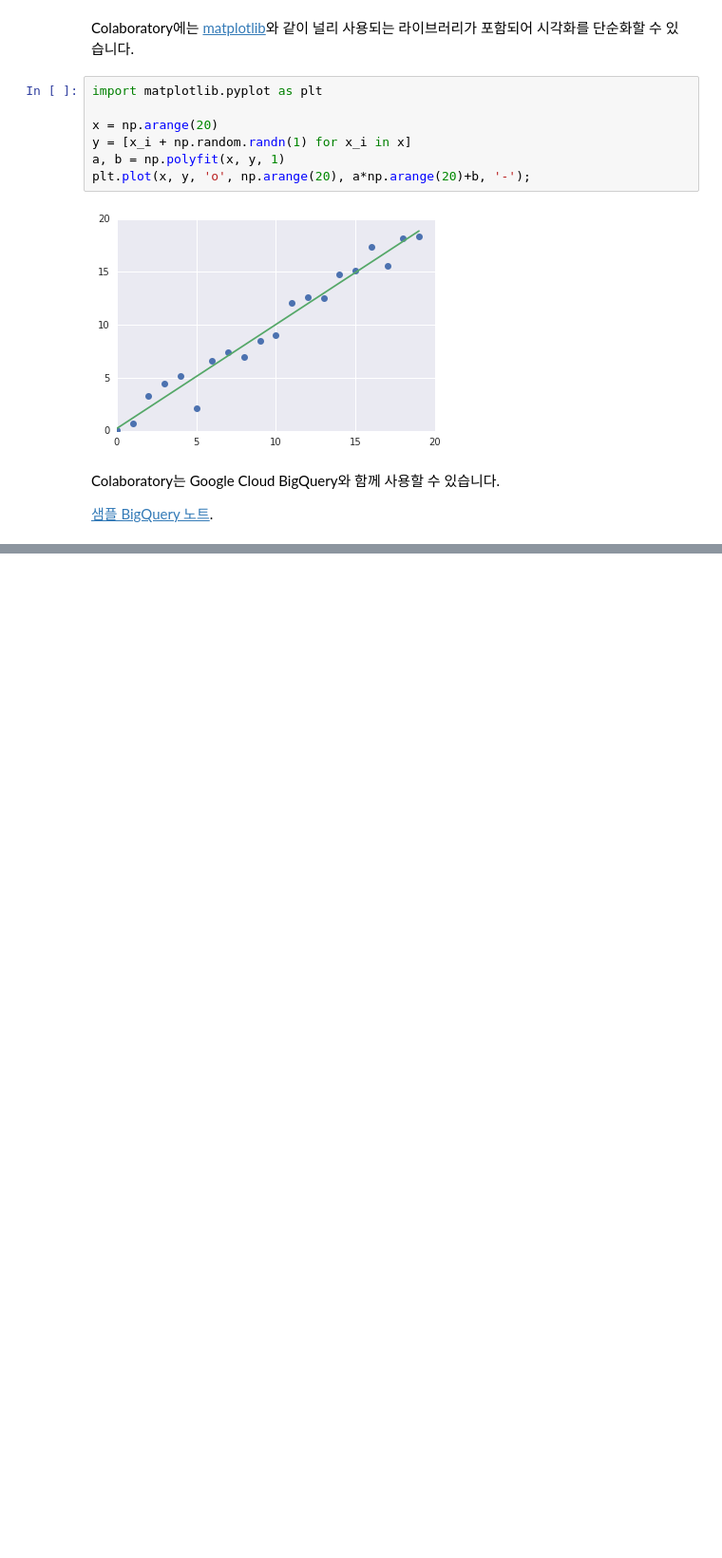
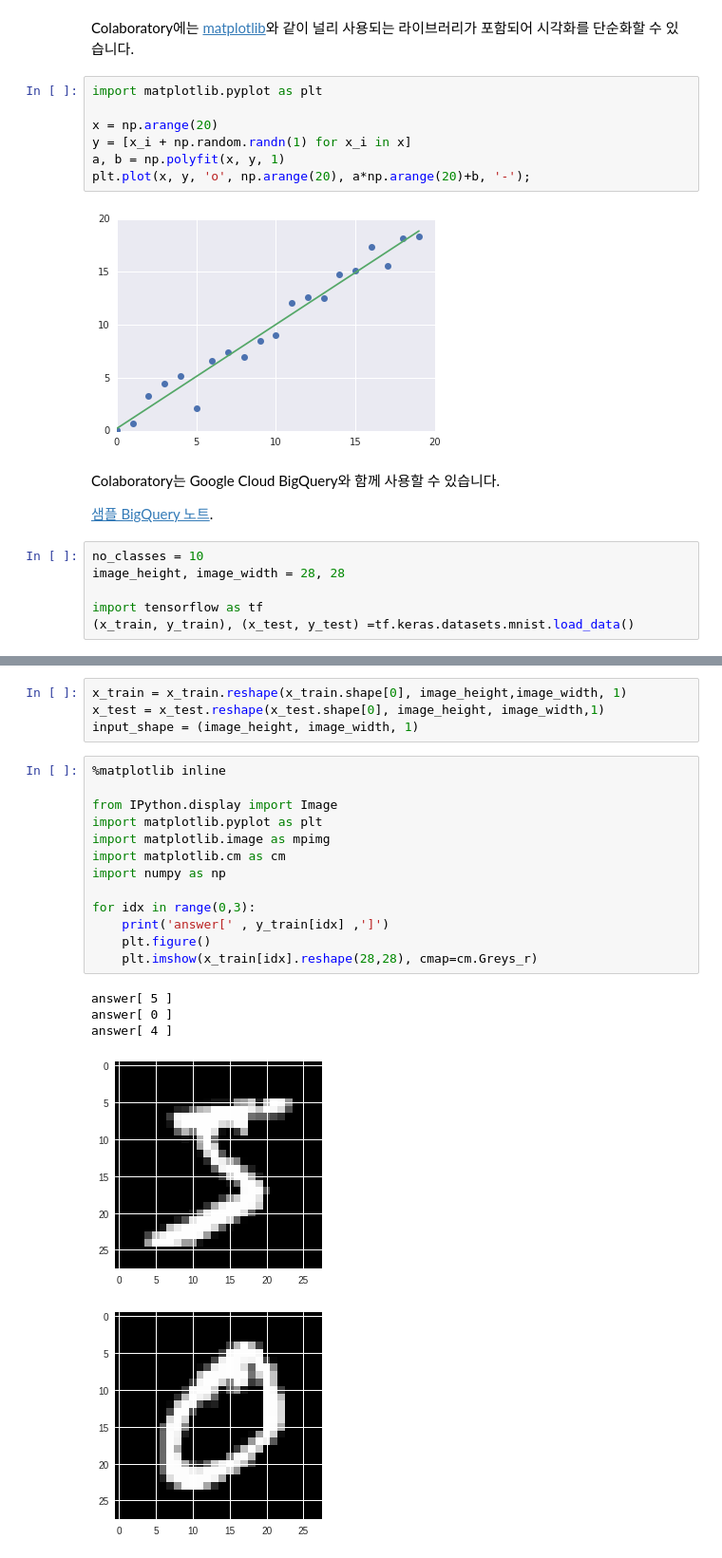
Before and after one commit to sabumjung/Learning-Data-Mining-with-Python, a Jupyter notebook: 안녕하세요,_Colaboratory입니다.ipynb, the cells around one changed output, grey strips where cells are left out. Shown at 95% size. Drawn from its saved outputs; the diff is of its cells as text; blank space fills up the shorter version.

```diff
--- a/안녕하세요,_Colaboratory입니다.ipynb
+++ b/안녕하세요,_Colaboratory입니다.ipynb
@@ -52,3 +52,9 @@ plt.plot(x, y, 'o', np.arange(20), a*np.arange(20)+b, '-');
  Colaboratory는 Google Cloud BigQuery와 함께 사용할 수 있습니다.
 
 [샘플 BigQuery 노트](/notebooks/bigquery.ipynb).
+# %%
+no_classes = 10
+image_height, image_width = 28, 28
+
+import tensorflow as tf
+(x_train, y_train), (x_test, y_test) =tf.keras.datasets.mnist.load_data()
@@ -54,0 +64,23 @@ plt.plot(x, y, 'o', np.arange(20), a*np.arange(20)+b, '-');
+# %%
+x_train = x_train.reshape(x_train.shape[0], image_height,image_width, 1)
+x_test = x_test.reshape(x_test.shape[0], image_height, image_width,1)
+input_shape = (image_height, image_width, 1)
+# %%
+%matplotlib inline
+
+from IPython.display import Image
+import matplotlib.pyplot as plt
+import matplotlib.image as mpimg
+import matplotlib.cm as cm
+import numpy as np
+
+for idx in range(0,3):
+    print('answer[' , y_train[idx] ,']')
+    plt.figure()
+    plt.imshow(x_train[idx].reshape(28,28), cmap=cm.Greys_r)
+# %% [output]
+answer[ 5 ]
+answer[ 0 ]
+answer[ 4 ]
+[figure, added]
+[figure, added]
```
Also changed, not shown: parts of 11 cells of this notebook.
